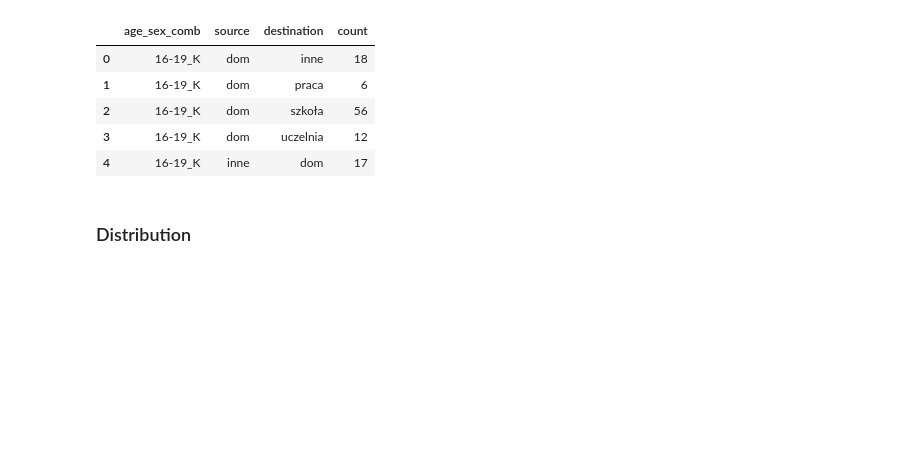
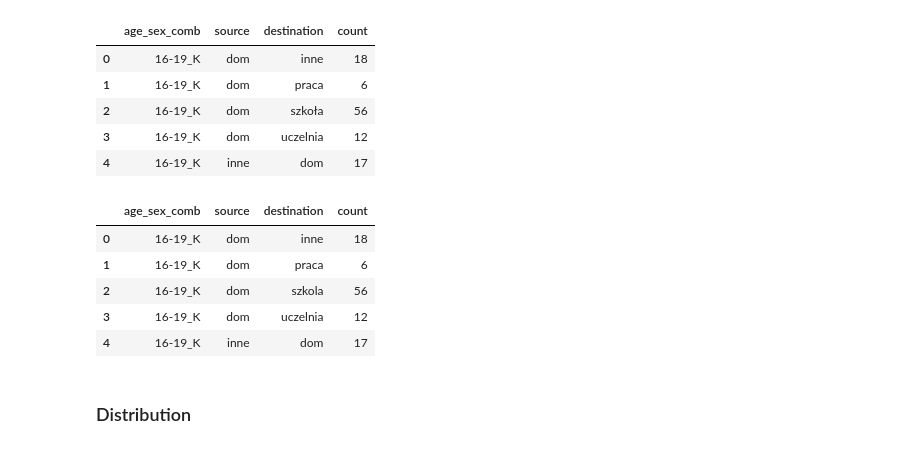
Before and after one commit to AgataSkibinska/urban-mobility-project, a Jupyter notebook: notebooks/mc_simulation_distributions/travel_planning_dist.ipynb, the cells around one changed output. Saved outputs shown, nothing was run; the diff lists cells and outputs as text; code cells hidden in the pictures; blank space fills up the shorter version.

Commit message:
'szkoła' -> 'szkola' in travel purpose distribution

```diff
--- a/notebooks/mc_simulation_distributions/travel_planning_dist.ipynb
+++ b/notebooks/mc_simulation_distributions/travel_planning_dist.ipynb
@@ -235,6 +234,18 @@ data_grouped.head()
 #     (data_filtered['age_sex_comb'] == '16-19_K') &
 #     (data_filtered['source'] == 'dom')
 # ]['destination'].value_counts()
+# %%
+data_grouped['source'] = data_grouped['source'].str.replace('szkoła', 'szkola')
+data_grouped['destination'] = data_grouped['destination'].str.replace('szkoła', 'szkola')
+# %%
+data_grouped.head()
+# %% [output]
+|  | age_sex_comb | source | destination | count |
+| 0 | 16-19_K | dom | inne | 18 |
+| 1 | 16-19_K | dom | praca | 6 |
+| 2 | 16-19_K | dom | szkola | 56 |
+| 3 | 16-19_K | dom | uczelnia | 12 |
+| 4 | 16-19_K | inne | dom | 17 |
 # %% [markdown]
 ### Distribution
 # %%
```
Also changed, not shown: parts of 4 cells of this notebook, 1 other file.
